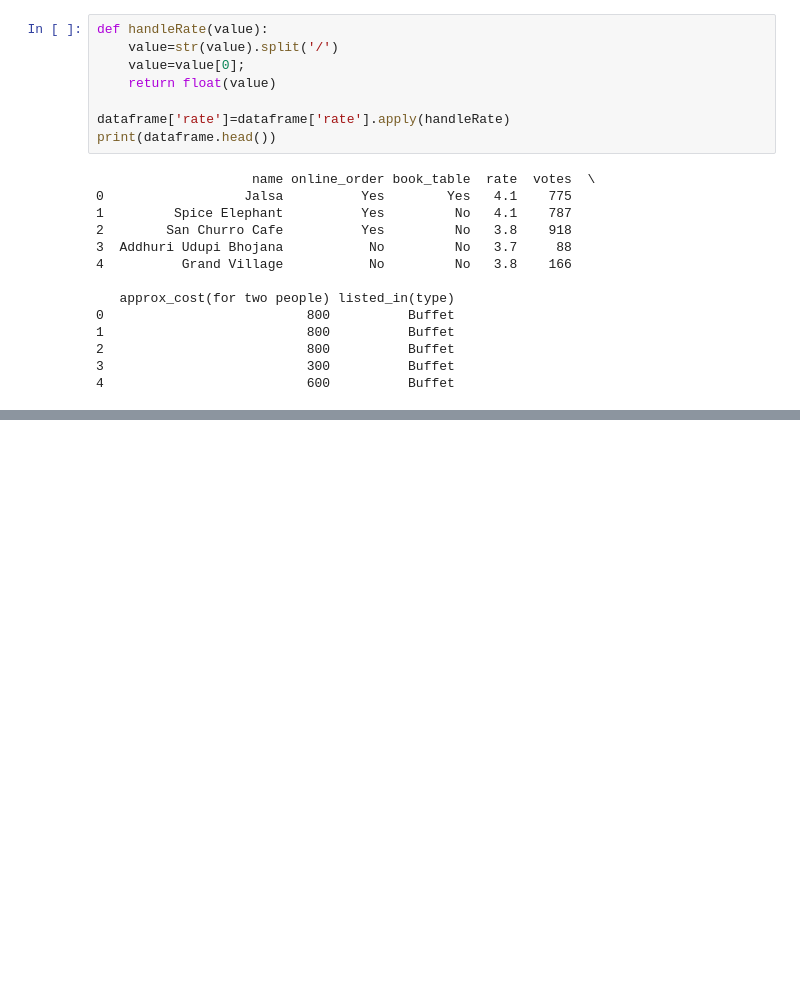
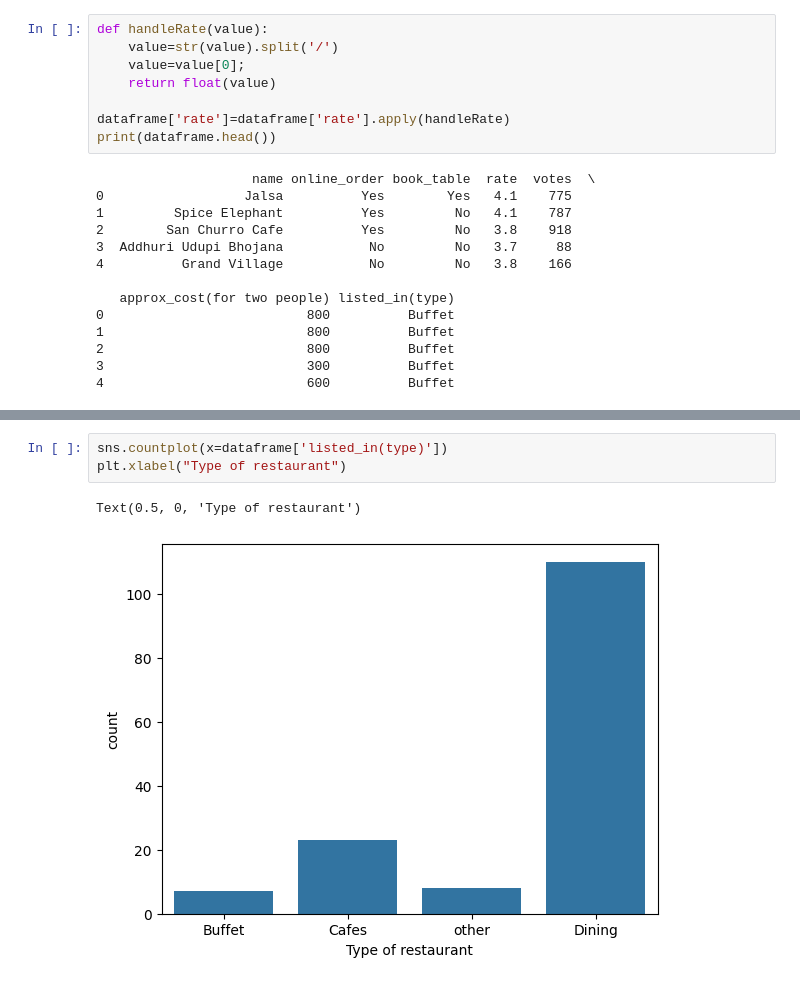
Before and after one commit to av150sharma/project, a Jupyter notebook: Zomato_Data_Analysis_Using_Python.ipynb, the cells around one changed output, grey strips where cells are left out. Saved outputs shown, nothing was run; the diff lists cells and outputs as text; blank space fills up the shorter version.

```diff
--- a/Zomato_Data_Analysis_Using_Python.ipynb
+++ b/Zomato_Data_Analysis_Using_Python.ipynb
@@ -68,0 +86,6 @@ print(dataframe.head())
+# %%
+sns.countplot(x=dataframe['listed_in(type)'])
+plt.xlabel("Type of restaurant")
+# %% [output]
+Text(0.5, 0, 'Type of restaurant')
+[figure, added]
```
Also changed, not shown: parts of 9 cells of this notebook.
